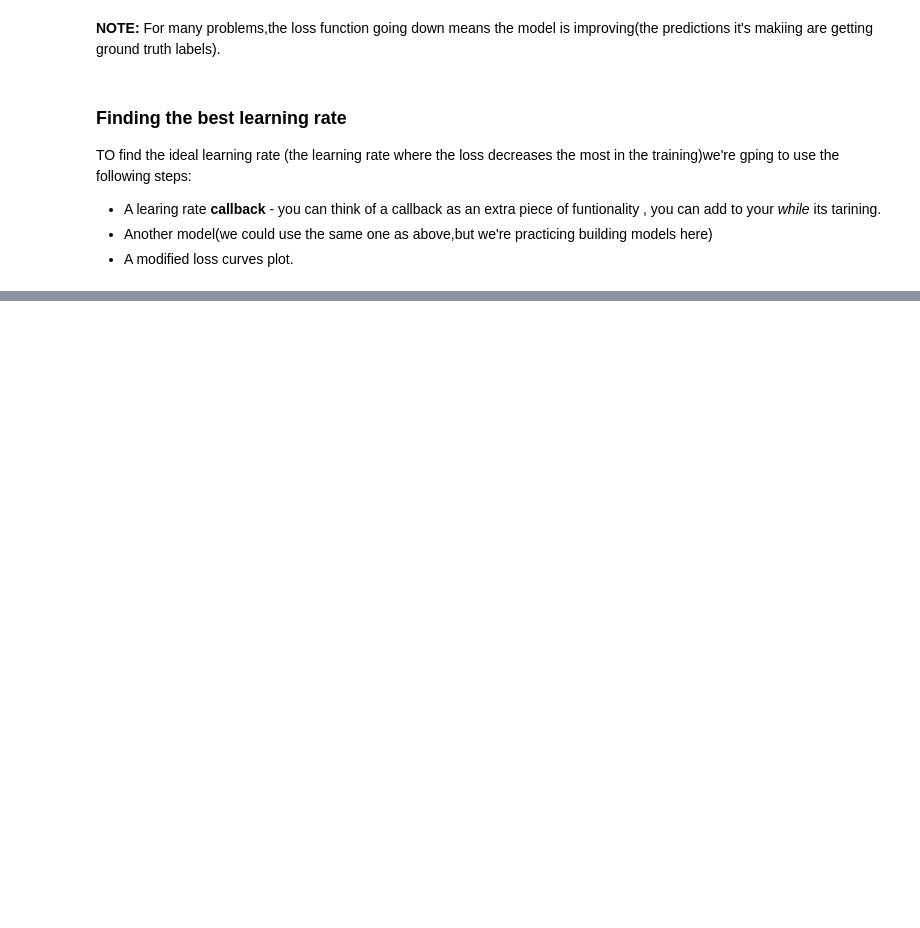
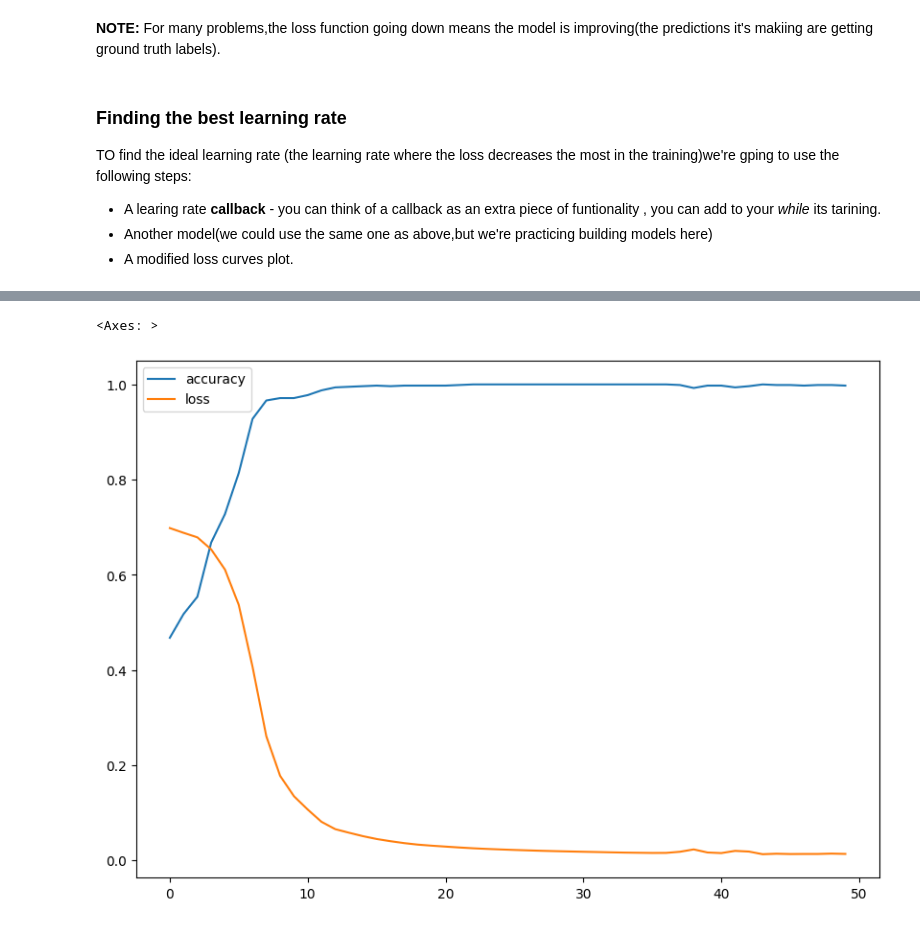
Before and after one commit to saipraneethamvudutha/TensorFlow-Daniel-Brouke, a Jupyter notebook: 02_neural_network_classification.ipynb, the cells around one changed output, grey strips where cells are left out. Cells and saved outputs as stored; diff of their text form; code cells hidden in the pictures; blank space fills up the shorter version.

```diff
--- a/02_neural_network_classification.ipynb
+++ b/02_neural_network_classification.ipynb
@@ -872,0 +926,20 @@ pd.DataFrame(history_11.history).plot(figsize=(10,7),xlabel="epcohs")
+# %%
+# let's try using a higher *idela* learning rate with the saem model
+
+# Set the random seed
+tf.random.set_seed(42)
+
+# Create the model
+model_12=tf.keras.Sequential([
+    tf.keras.layers.Dense(4,activation="relu"),
+    tf.keras.layers.Dense(4,activation="relu"),
+    tf.keras.layers.Dense(1,activation="sigmoid"),
+])
+
+# Compile the model
+model_12.compile(loss="binary_crossentropy",
+                 optimizer=tf.keras.optimizers.Adam(learning_rate=0.02),
+                 metrics=["accuracy"])
+
+# Fit the model for 20 epochs (5 less than before)
+history_12=model_12.fit(X_train,y_train,epochs=50)
@@ -872,0 +964,5 @@ pd.DataFrame(history_11.history).plot(figsize=(10,7),xlabel="epcohs")
+# %%
+pd.DataFrame(history_12.history).plot(figsize=(10,7))
+# %% [output]
+<Axes: >
+[figure, added]
```
Also changed, not shown: parts of 46 cells of this notebook.
